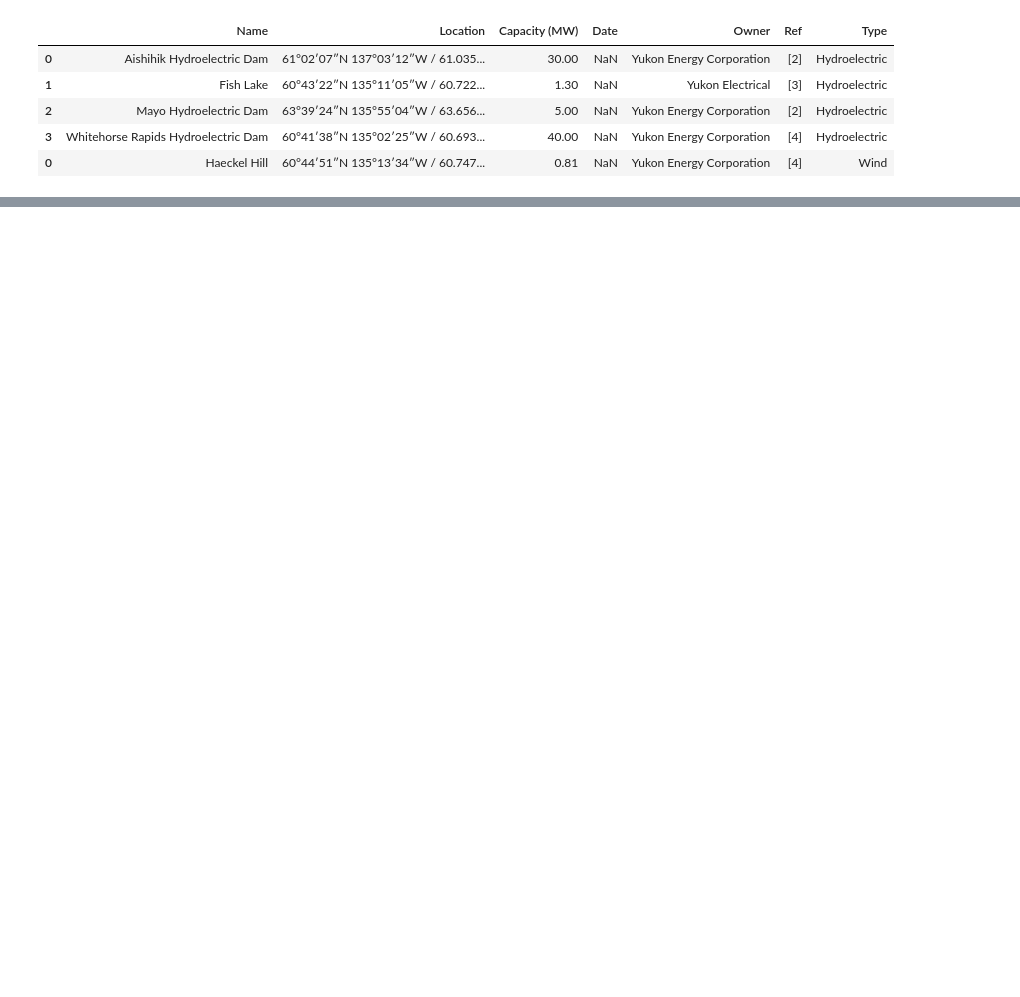
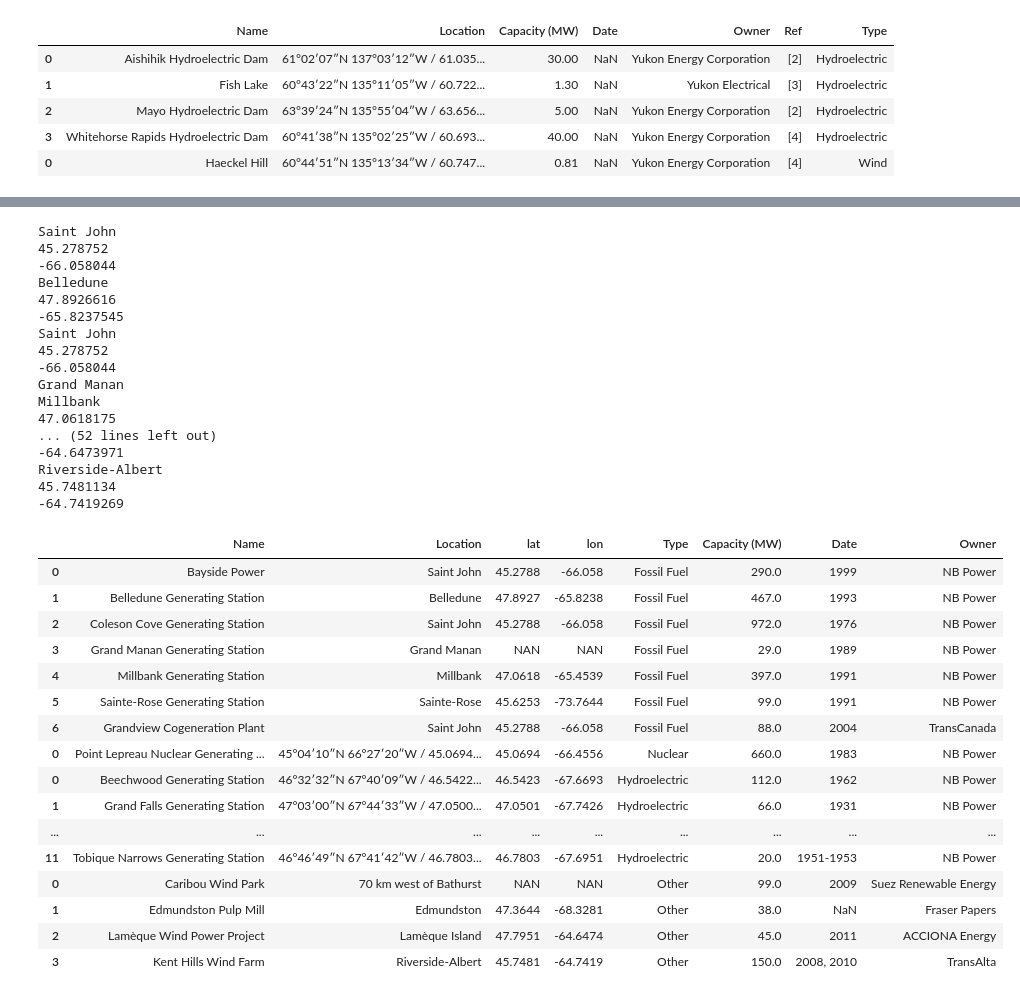
Before and after one commit to FarihaSiddiqui/Project-2, a Jupyter notebook: project.ipynb, the cells around one changed output, grey strips where cells are left out. Cells and saved outputs as stored; diff of their text form; code cells hidden in the pictures; blank space fills up the shorter version.

```diff
--- a/project.ipynb
+++ b/project.ipynb
@@ -503,0 +682,39 @@ bc_df.tail(90)
+# %%
+getcoordinates(nb_df)
+nb_df=nb_df[['Name','Location','lat','lon','Type','Capacity (MW)','Date','Owner']]
+nb_df.tail(90)
+# %% [output]
+Saint John
+45.278752
+-66.058044
+Belledune
+47.8926616
+-65.8237545
+Saint John
+45.278752
+-66.058044
+Grand Manan
+Millbank
+47.0618175
+... (52 lines left out)
+-64.6473971
+Riverside-Albert
+45.7481134
+-64.7419269
+|  | Name | Location | lat | lon | Type | Capacity (MW) | Date | Owner |
+| 0 | Bayside Power | Saint John | 45.2788 | -66.058 | Fossil Fuel | 290.0 | 1999 | NB Power |
+| 1 | Belledune Generating Station | Belledune | 47.8927 | -65.8238 | Fossil Fuel | 467.0 | 1993 | NB Power |
+| 2 | Coleson Cove Generating Station | Saint John | 45.2788 | -66.058 | Fossil Fuel | 972.0 | 1976 | NB Power |
+| 3 | Grand Manan Generating Station | Grand Manan | NAN | NAN | Fossil Fuel | 29.0 | 1989 | NB Power |
+| 4 | Millbank Generating Station | Millbank | 47.0618 | -65.4539 | Fossil Fuel | 397.0 | 1991 | NB Power |
+| 5 | Sainte-Rose Generating Station | Sainte-Rose | 45.6253 | -73.7644 | Fossil Fuel | 99.0 | 1991 | NB Power |
+| 6 | Grandview Cogeneration Plant | Saint John | 45.2788 | -66.058 | Fossil Fuel | 88.0 | 2004 | TransCanada |
+| 0 | Point Lepreau Nuclear Generating ... | 45°04′10″N 66°27′20″W﻿ / ﻿45.0694... | 45.0694 | -66.4556 | Nuclear | 660.0 | 1983 | NB Power |
+| 0 | Beechwood Generating Station | 46°32′32″N 67°40′09″W﻿ / ﻿46.5422... | 46.5423 | -67.6693 | Hydroelectric | 112.0 | 1962 | NB Power |
+| 1 | Grand Falls Generating Station | 47°03′00″N 67°44′33″W﻿ / ﻿47.0500... | 47.0501 | -67.7426 | Hydroelectric | 66.0 | 1931 | NB Power |
+| ... | ... | ... | ... | ... | ... | ... | ... | ... |
+| 11 | Tobique Narrows Generating Station | 46°46′49″N 67°41′42″W﻿ / ﻿46.7803... | 46.7803 | -67.6951 | Hydroelectric | 20.0 | 1951-1953 | NB Power |
+| 0 | Caribou Wind Park | 70 km west of Bathurst | NAN | NAN | Other | 99.0 | 2009 | Suez Renewable Energy |
+| 1 | Edmundston Pulp Mill | Edmundston | 47.3644 | -68.3281 | Other | 38.0 | NaN | Fraser Papers |
+| 2 | Lamèque Wind Power Project | Lamèque Island | 47.7951 | -64.6474 | Other | 45.0 | 2011 | ACCIONA Energy |
+| 3 | Kent Hills Wind Farm | Riverside-Albert | 45.7481 | -64.7419 | Other | 150.0 | 2008, 2010 | TransAlta |
```
Also changed, not shown: parts of 43 cells of this notebook.
